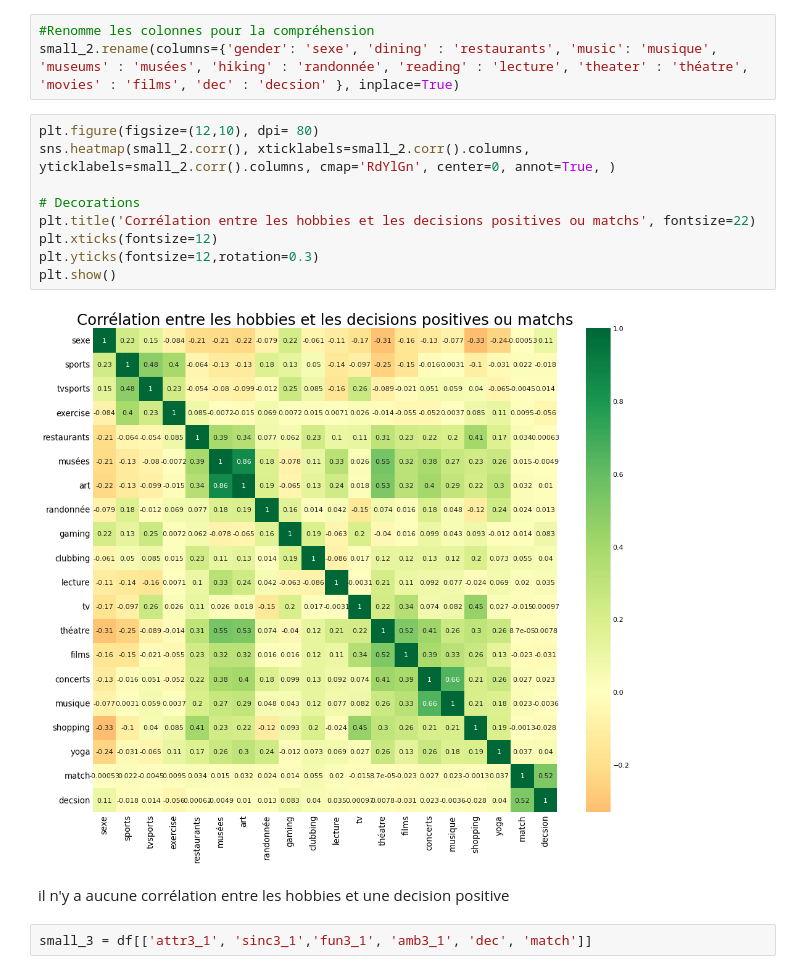
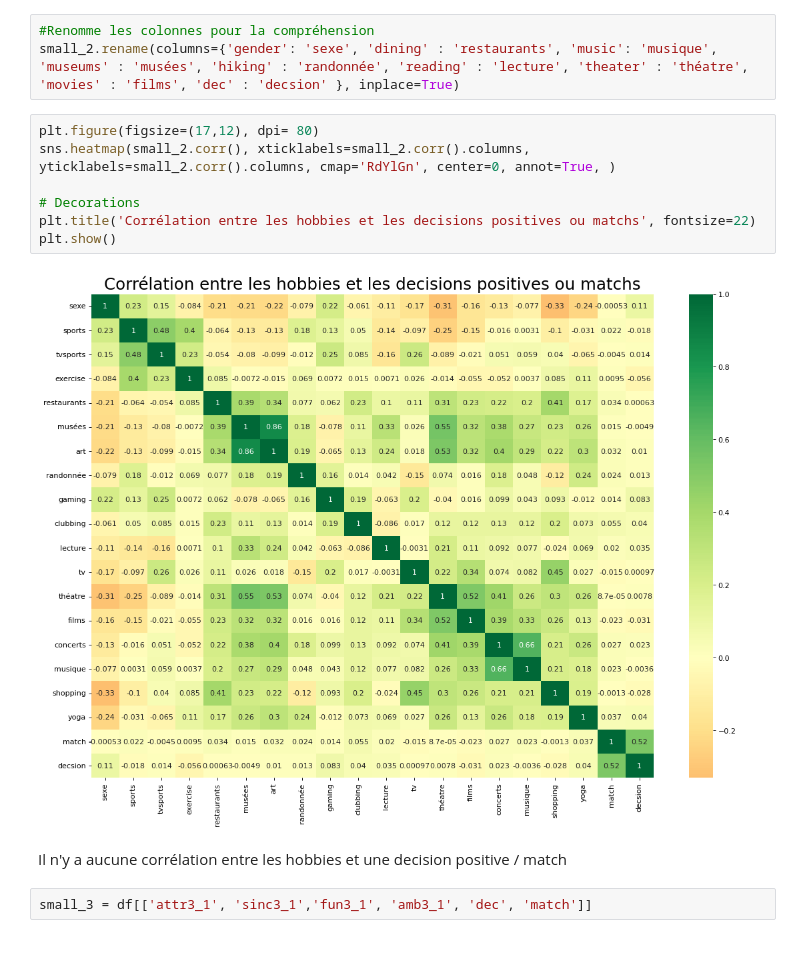
Before and after one commit to DATA-ICARD/Analyse_speed_dating, a Jupyter notebook: speed_dating_project.ipynb, the cells around one changed output. Saved outputs shown, nothing was run; the diff lists cells and outputs as text.

```diff
--- a/speed_dating_project.ipynb
+++ b/speed_dating_project.ipynb
@@ -344,18 +319,16 @@ small_2 = df[['gender', 'sports', 'tvsports', 'exercise', 'dining', 'museums',
 #Renomme les colonnes pour la compréhension
 small_2.rename(columns={'gender': 'sexe', 'dining' : 'restaurants', 'music': 'musique', 'museums' : 'musées', 'hiking' : 'randonnée', 'reading' : 'lecture', 'theater' : 'théatre', 'movies' : 'films', 'dec' : 'decsion' }, inplace=True)
 # %%
-plt.figure(figsize=(12,10), dpi= 80)
+plt.figure(figsize=(17,12), dpi= 80)
 sns.heatmap(small_2.corr(), xticklabels=small_2.corr().columns, yticklabels=small_2.corr().columns, cmap='RdYlGn', center=0, annot=True, )
 
 # Decorations
 plt.title('Corrélation entre les hobbies et les decisions positives ou matchs', fontsize=22)
-plt.xticks(fontsize=12)
-plt.yticks(fontsize=12,rotation=0.3)
 plt.show()
 # %% [output]
-[figure, old version]
+[figure, new version]
 # %% [markdown]
-il n'y a aucune corrélation entre les hobbies et une decision positive
+Il n'y a aucune corrélation entre les hobbies et une decision positive / match
 # %%
 small_3 = df[['attr3_1', 'sinc3_1','fun3_1', 'amb3_1', 'dec', 'match']]
 # %%
```
Also changed, not shown: parts of 35 cells of this notebook.
